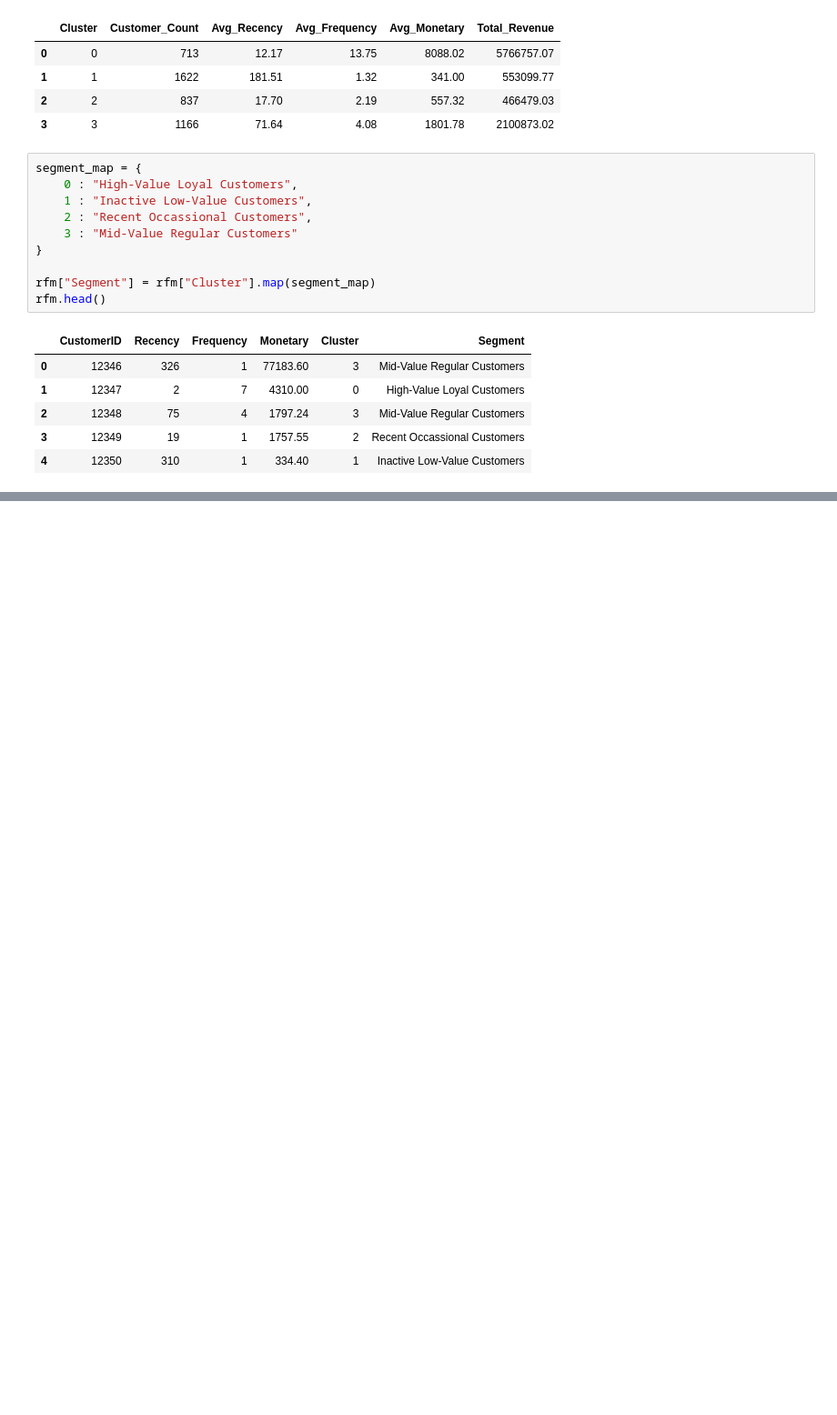
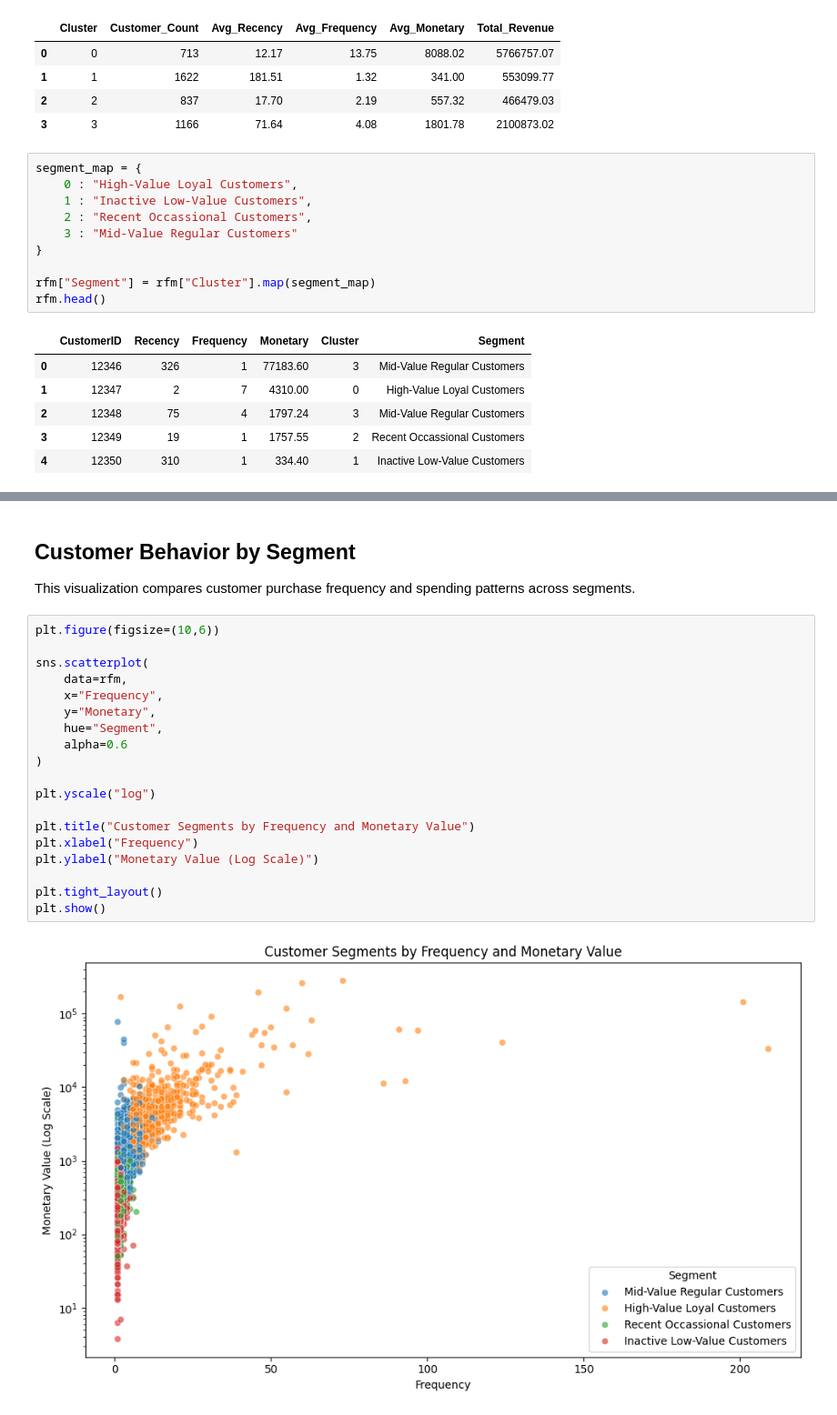
Before and after one commit to mohammadarhamk66/customer-segmentation-rfm, a Jupyter notebook: notebooks/01_customer_segmentation_rfm.ipynb, the cells around one changed output, grey strips where cells are left out. Shown at 91% size. Drawn from its saved outputs; the diff is of its cells as text; blank space fills up the shorter version.

```diff
--- a/notebooks/01_customer_segmentation_rfm.ipynb
+++ b/notebooks/01_customer_segmentation_rfm.ipynb
@@ -540,0 +598,25 @@ rfm.head()
+# %% [markdown]
+## Customer Behavior by Segment
+
+This visualization compares customer purchase frequency and spending patterns across segments.
+# %%
+plt.figure(figsize=(10,6))
+
+sns.scatterplot(
+    data=rfm,
+    x="Frequency",
+    y="Monetary",
+    hue="Segment",
+    alpha=0.6
+)
+
+plt.yscale("log")
+
+plt.title("Customer Segments by Frequency and Monetary Value")
+plt.xlabel("Frequency")
+plt.ylabel("Monetary Value (Log Scale)")
+
+plt.tight_layout()
+plt.show()
+# %% [output]
+[figure, added]
```
Also changed, not shown: parts of 14 cells of this notebook, 1 other file.
